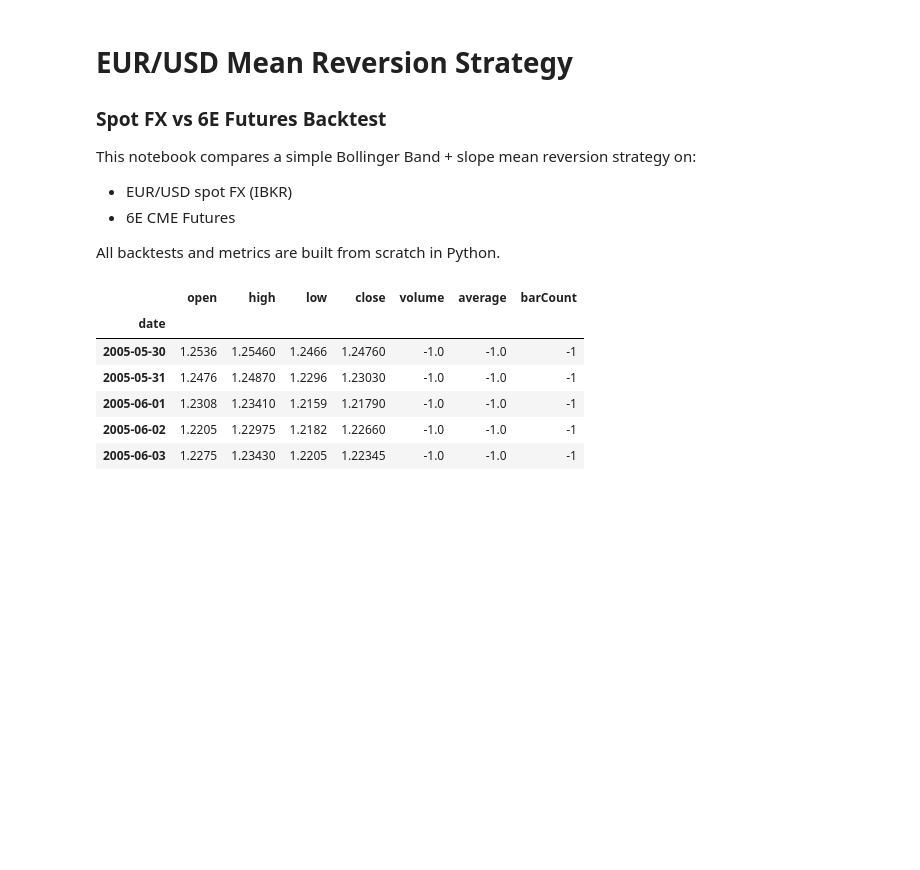
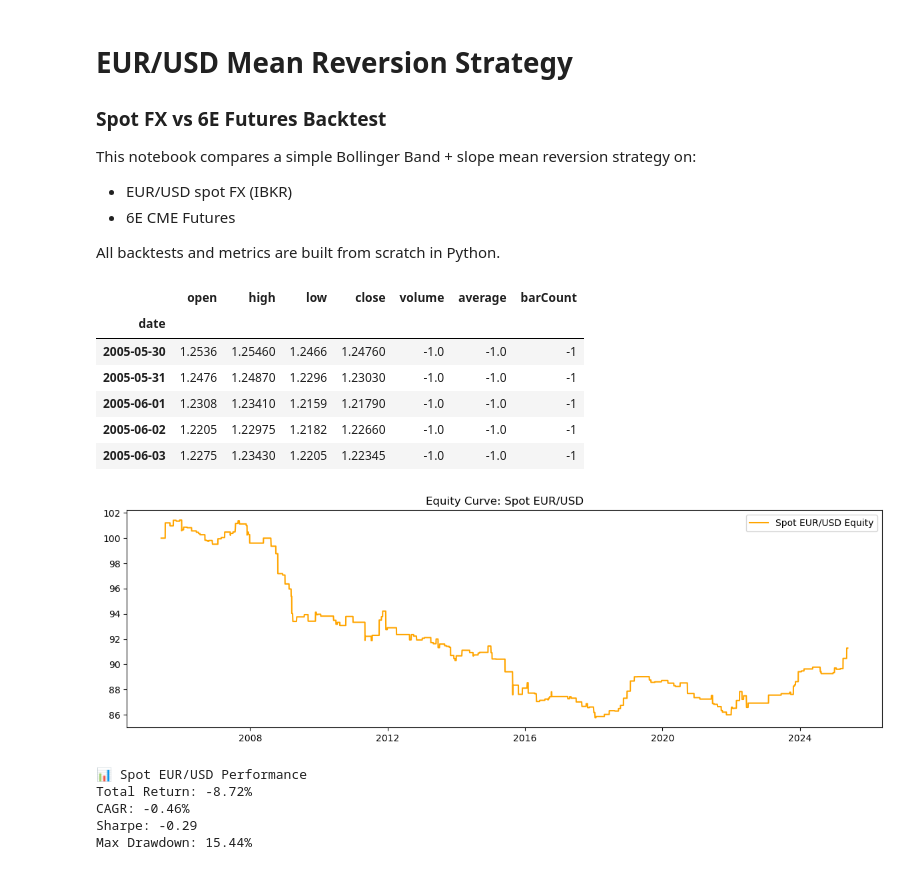
Before and after one commit to Nicholashsw/Algorithmic-Trading-Bot, a Jupyter notebook: spot_vs_futures_strategy_analysis.ipynb, the cells around one changed output. Cells and saved outputs as stored; diff of their text form; code cells hidden in the pictures; blank space fills up the shorter version.

Commit message:
Add initial spot strategy notebook

```diff
--- a/spot_vs_futures_strategy_analysis.ipynb
+++ b/spot_vs_futures_strategy_analysis.ipynb
@@ -21,3 +21,40 @@ df_spot.head()
 | 2005-06-01 | 1.2308 | 1.23410 | 1.2159 | 1.21790 | -1.0 | -1.0 | -1 |
 | 2005-06-02 | 1.2205 | 1.22975 | 1.2182 | 1.22660 | -1.0 | -1.0 | -1 |
 | 2005-06-03 | 1.2275 | 1.23430 | 1.2205 | 1.22345 | -1.0 | -1.0 | -1 |
+# %%
+from strategies.mean_reversion import apply_mean_reversion_strategy
+
+df_spot = apply_mean_reversion_strategy(df_spot, window=8, slope_window=3)
+# %%
+from utils.backtest_engine import simulate_trades
+
+df_spot = simulate_trades(df_spot)
+# %%
+import matplotlib.pyplot as plt
+
+plt.figure(figsize=(12, 4))
+plt.plot(df_spot["equity"], label="Spot EUR/USD Equity", color="orange")
+plt.title("Equity Curve: Spot EUR/USD")
+plt.legend()
+plt.tight_layout()
+plt.show()
+# %% [output]
+[figure, added]
+# %%
+total_return = df_spot['equity'].iloc[-1] / 100 - 1
+num_years = (df_spot.index[-1] - df_spot.index[0]).days / 365.25
+cagr = (df_spot['equity'].iloc[-1] / 100) ** (1 / num_years) - 1
+sharpe = df_spot['strategy_returns'].mean() / df_spot['strategy_returns'].std() * (252 ** 0.5)
+max_dd = ((df_spot['equity'].cummax() - df_spot['equity']) / df_spot['equity'].cummax()).max()
+
+print(f"📊 Spot EUR/USD Performance")
+print(f"Total Return: {total_return:.2%}")
+print(f"CAGR: {cagr:.2%}")
+print(f"Sharpe: {sharpe:.2f}")
+print(f"Max Drawdown: {max_dd:.2%}")
+# %% [output]
+📊 Spot EUR/USD Performance
+Total Return: -8.72%
+CAGR: -0.46%
+Sharpe: -0.29
+Max Drawdown: 15.44%
```
